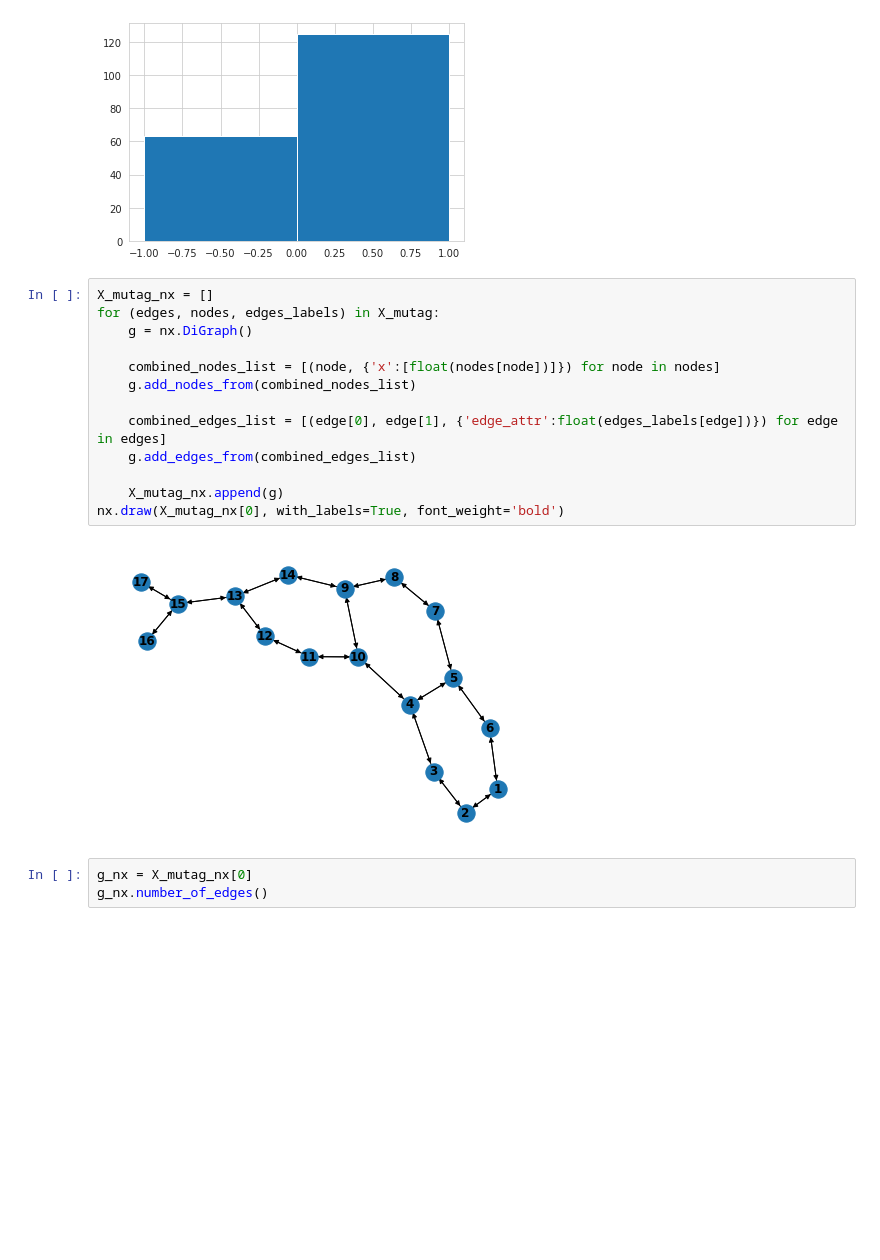
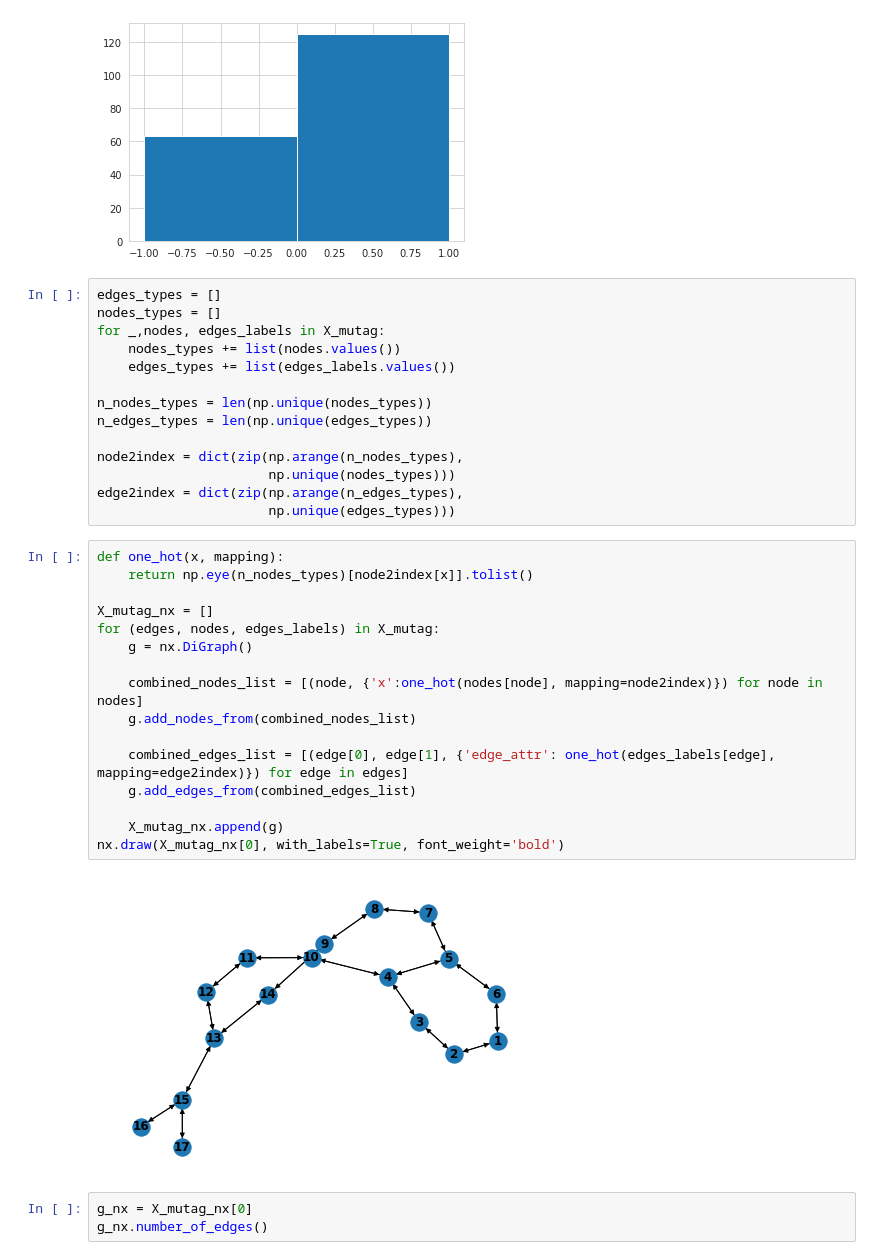
Before and after one commit to blufzzz/Discrete-Curvature-Graph-Classification, a Jupyter notebook: graph_classification.ipynb, the cells around one changed output. Saved outputs shown, nothing was run; the diff lists cells and outputs as text; blank space fills up the shorter version.

Commit message:
Fixed MUTAG node encoding

```diff
--- a/graph_classification.ipynb
+++ b/graph_classification.ipynb
@@ -299,21 +299,38 @@ y = y_mutag.copy()
 y[y == -1] = 0
 # %% [output]
 [figure]
+# %%
+edges_types = []
+nodes_types = []
+for _,nodes, edges_labels in X_mutag:
+    nodes_types += list(nodes.values())
+    edges_types += list(edges_labels.values())
+
+n_nodes_types = len(np.unique(nodes_types))
+n_edges_types = len(np.unique(edges_types))
+
+node2index = dict(zip(np.arange(n_nodes_types),
+                      np.unique(nodes_types)))
+edge2index = dict(zip(np.arange(n_edges_types),
+                      np.unique(edges_types)))
 # %%
+def one_hot(x, mapping):
+    return np.eye(n_nodes_types)[node2index[x]].tolist()
+
 X_mutag_nx = []
 for (edges, nodes, edges_labels) in X_mutag:
     g = nx.DiGraph()
 
-    combined_nodes_list = [(node, {'x':[float(nodes[node])]}) for node in nodes]
+    combined_nodes_list = [(node, {'x':one_hot(nodes[node], mapping=node2index)}) for node in nodes]
     g.add_nodes_from(combined_nodes_list)
 
-    combined_edges_list = [(edge[0], edge[1], {'edge_attr':float(edges_labels[edge])}) for edge in edges]
+    combined_edges_list = [(edge[0], edge[1], {'edge_attr': one_hot(edges_labels[edge], mapping=edge2index)}) for edge in edges]
     g.add_edges_from(combined_edges_list)
 
     X_mutag_nx.append(g)
 nx.draw(X_mutag_nx[0], with_labels=True, font_weight='bold')
 # %% [output]
-[figure, old version]
+[figure, new version]
 # %%
 g_nx = X_mutag_nx[0]
 g_nx.number_of_edges()
```
Also changed, not shown: parts of 13 cells of this notebook.
